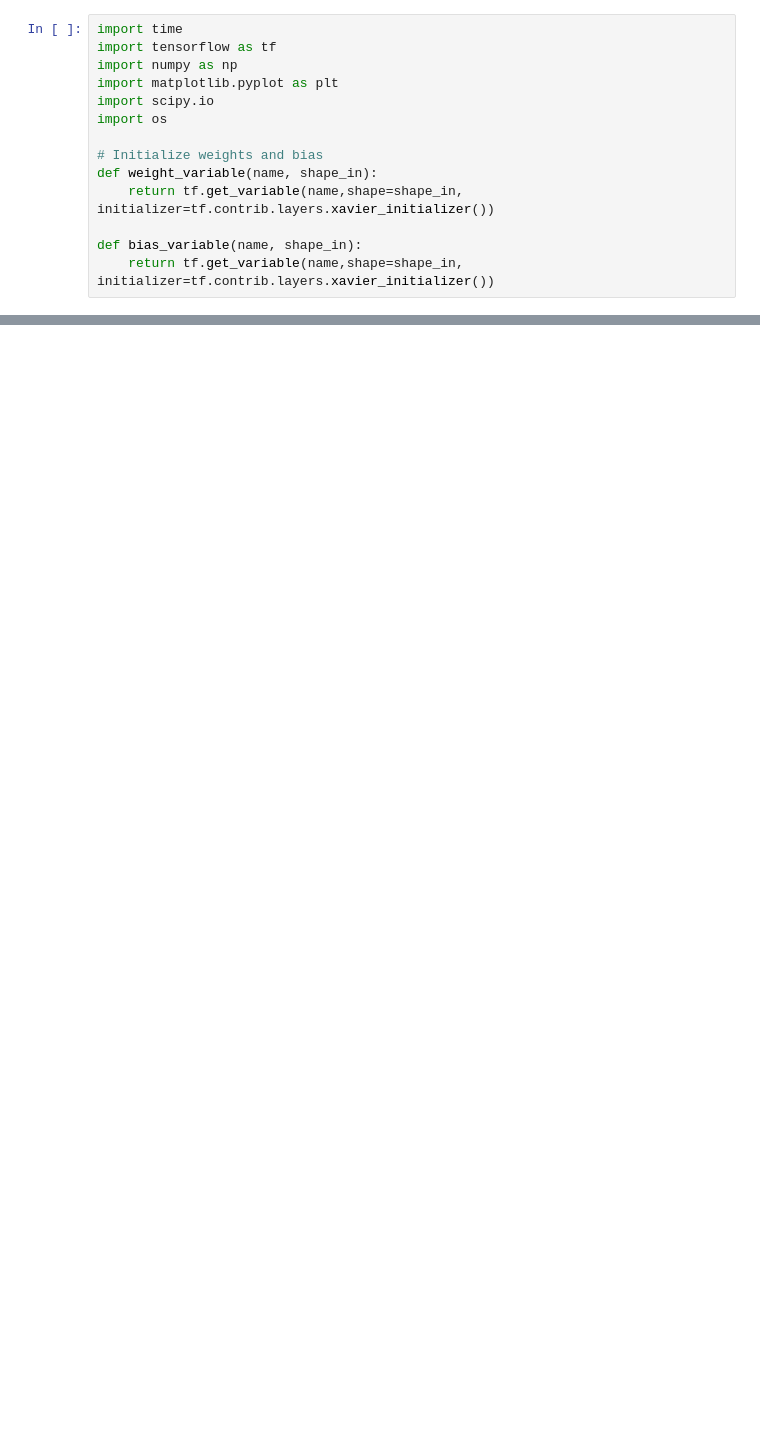
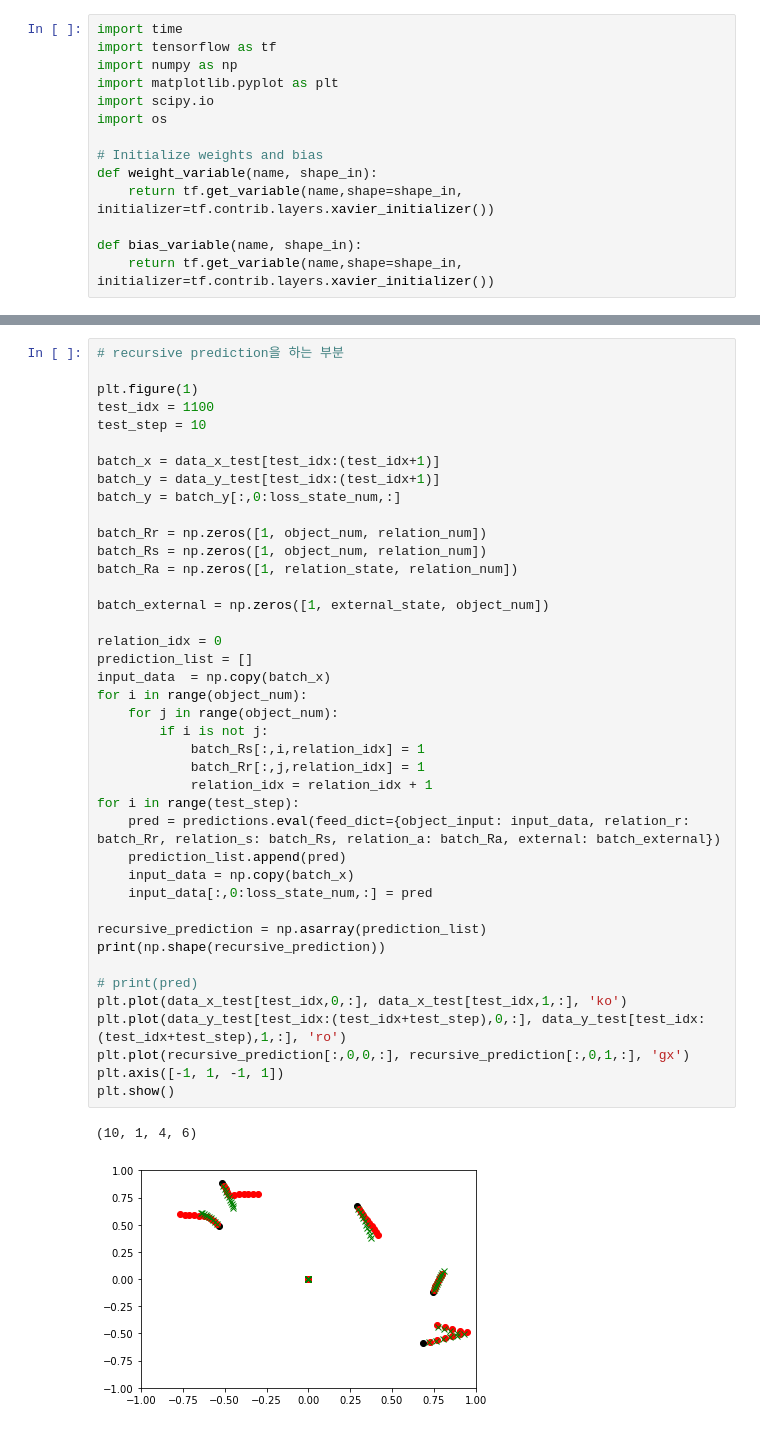
Before and after one commit to Kyushik/Interaction_Network, a Jupyter notebook: network_jw.ipynb, the cells around one changed output, grey strips where cells are left out. Saved outputs shown, nothing was run; the diff lists cells and outputs as text; blank space fills up the shorter version.

```diff
--- a/network_jw.ipynb
+++ b/network_jw.ipynb
@@ -296,0 +324,44 @@ plt.show()
+# %%
+# recursive prediction을 하는 부분
+
+plt.figure(1)
+test_idx = 1100
+test_step = 10
+
+batch_x = data_x_test[test_idx:(test_idx+1)]
+batch_y = data_y_test[test_idx:(test_idx+1)]
+batch_y = batch_y[:,0:loss_state_num,:]
+
+batch_Rr = np.zeros([1, object_num, relation_num])
+batch_Rs = np.zeros([1, object_num, relation_num])
+batch_Ra = np.zeros([1, relation_state, relation_num])
+
+batch_external = np.zeros([1, external_state, object_num])
+
+relation_idx = 0
+prediction_list = []
+input_data  = np.copy(batch_x)
+for i in range(object_num):
+    for j in range(object_num):
+        if i is not j:
+            batch_Rs[:,i,relation_idx] = 1
+            batch_Rr[:,j,relation_idx] = 1
+            relation_idx = relation_idx + 1
+for i in range(test_step):
+    pred = predictions.eval(feed_dict={object_input: input_data, relation_r: batch_Rr, relation_s: batch_Rs, relation_a: batch_Ra, external: batch_external})
+    prediction_list.append(pred)
+    input_data = np.copy(batch_x)
+    input_data[:,0:loss_state_num,:] = pred
+
+recursive_prediction = np.asarray(prediction_list)
+print(np.shape(recursive_prediction))
+
+# print(pred)
+plt.plot(data_x_test[test_idx,0,:], data_x_test[test_idx,1,:], 'ko')
+plt.plot(data_y_test[test_idx:(test_idx+test_step),0,:], data_y_test[test_idx:(test_idx+test_step),1,:], 'ro')
+plt.plot(recursive_prediction[:,0,0,:], recursive_prediction[:,0,1,:], 'gx')
+plt.axis([-1, 1, -1, 1])
+plt.show()
+# %% [output]
+(10, 1, 4, 6)
+[figure, added]
```
Also changed, not shown: parts of 6 cells of this notebook, 1 other file.
